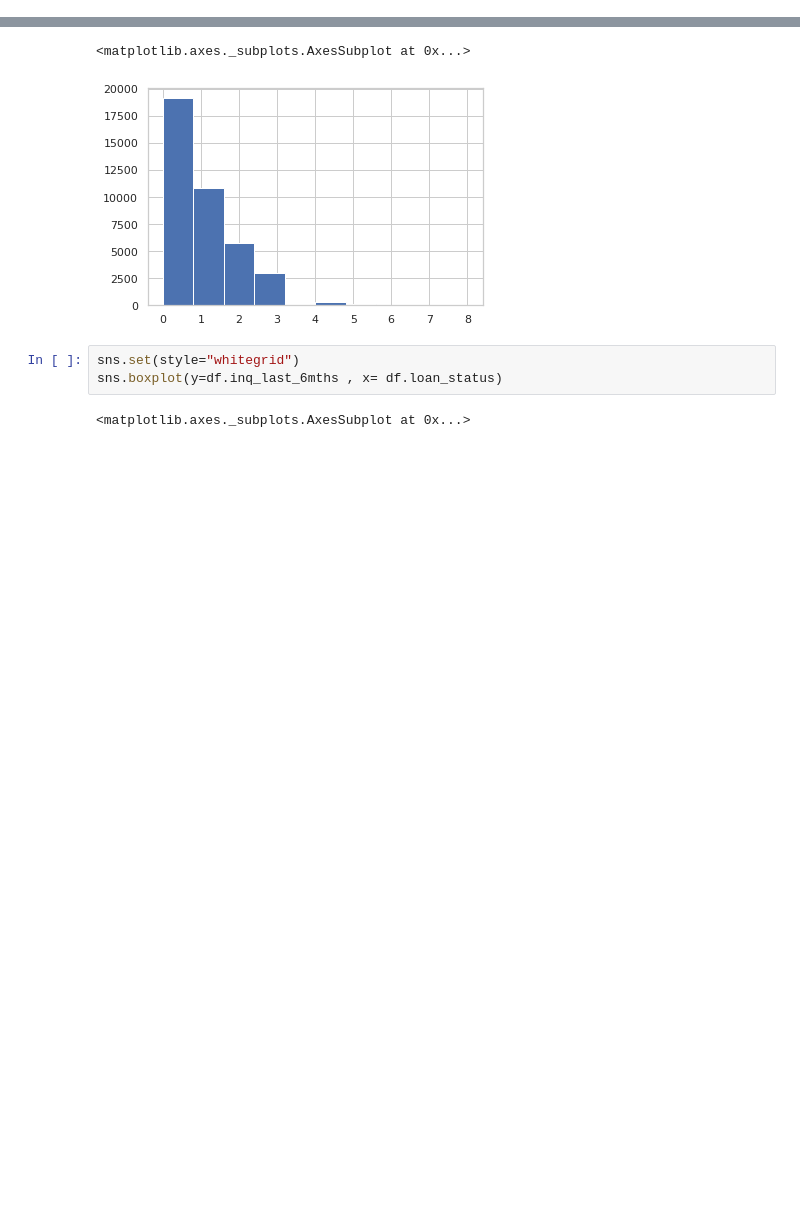
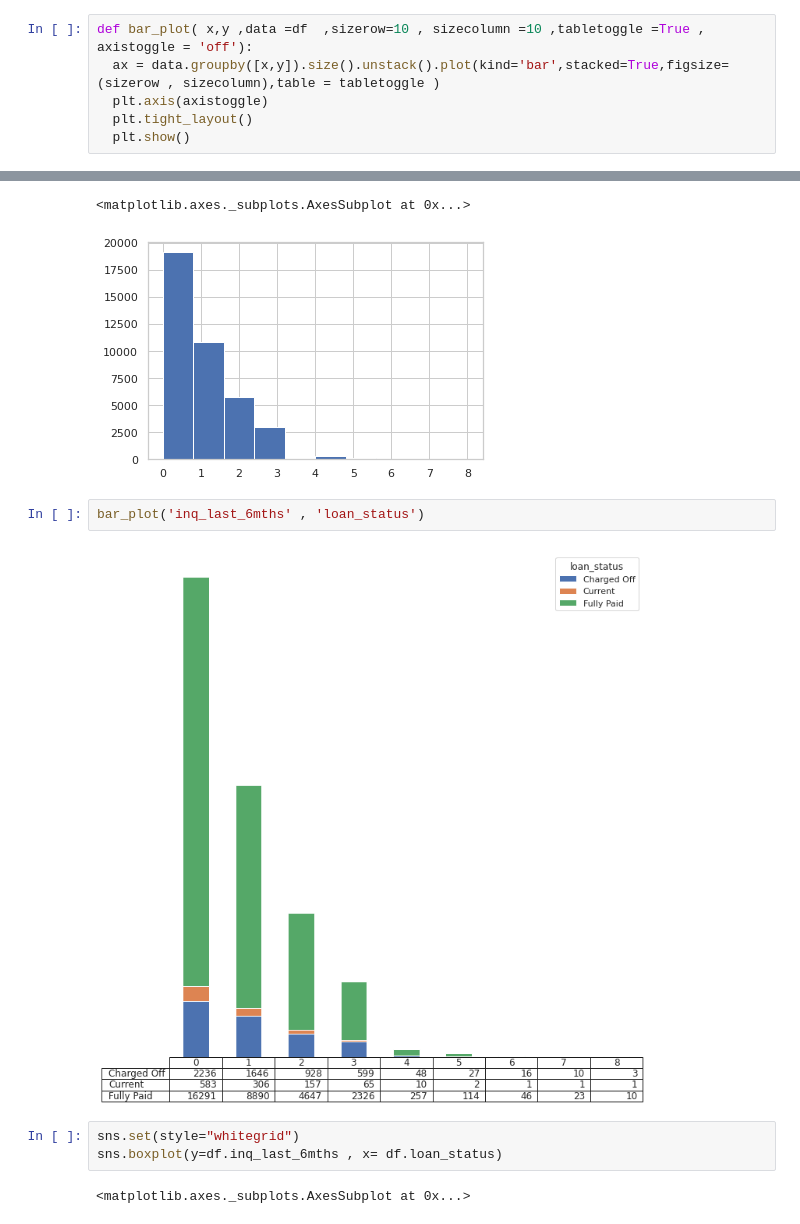
Before and after one commit to karthikmnkrishna/Loan-default-prediction, a Jupyter notebook: Loan_Case_study.ipynb, the cells around one changed output, grey strips where cells are left out. Saved outputs shown, nothing was run; the diff lists cells and outputs as text; blank space fills up the shorter version.

```diff
--- a/Loan_Case_study.ipynb
+++ b/Loan_Case_study.ipynb
@@ -249,6 +253,12 @@ sns.boxplot(y=df.annual_inc)
 [figure]
 # %% [markdown]
 ##UNIVARIATE ANALYSIS
+# %%
+def bar_plot( x,y ,data =df  ,sizerow=10 , sizecolumn =10 ,tabletoggle =True , axistoggle = 'off'):
+  ax = data.groupby([x,y]).size().unstack().plot(kind='bar',stacked=True,figsize=(sizerow , sizecolumn),table = tabletoggle )
+  plt.axis(axistoggle)
+  plt.tight_layout()
+  plt.show()
 # %% [markdown]
 ###Amount Distribution
 # %%
@@ -410,6 +417,10 @@ df.inq_last_6mths.hist()
 # %% [output]
 <matplotlib.axes._subplots.AxesSubplot at 0x...>
 [figure]
+# %%
+bar_plot('inq_last_6mths' , 'loan_status')
+# %% [output]
+[figure, added]
 # %%
 sns.set(style="whitegrid")
 sns.boxplot(y=df.inq_last_6mths , x= df.loan_status)
```
Also changed, not shown: parts of 18 cells of this notebook.
